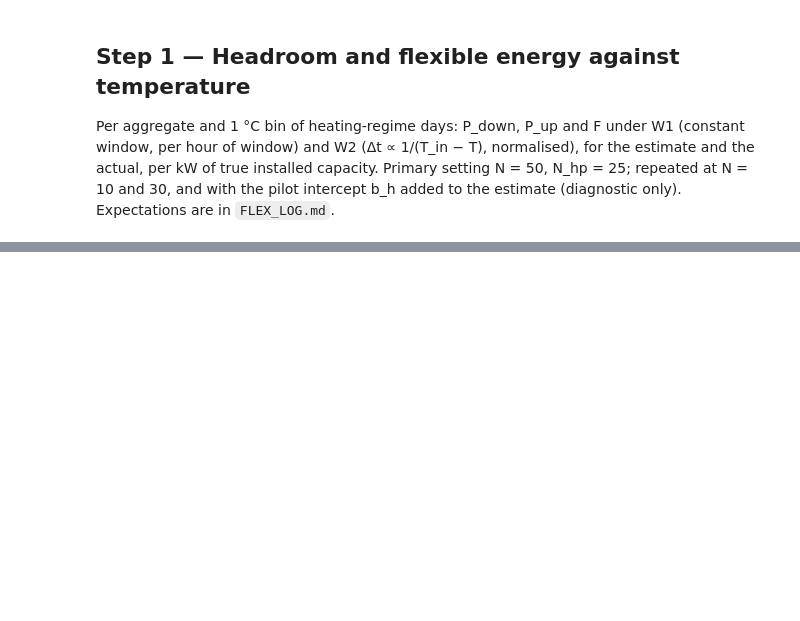
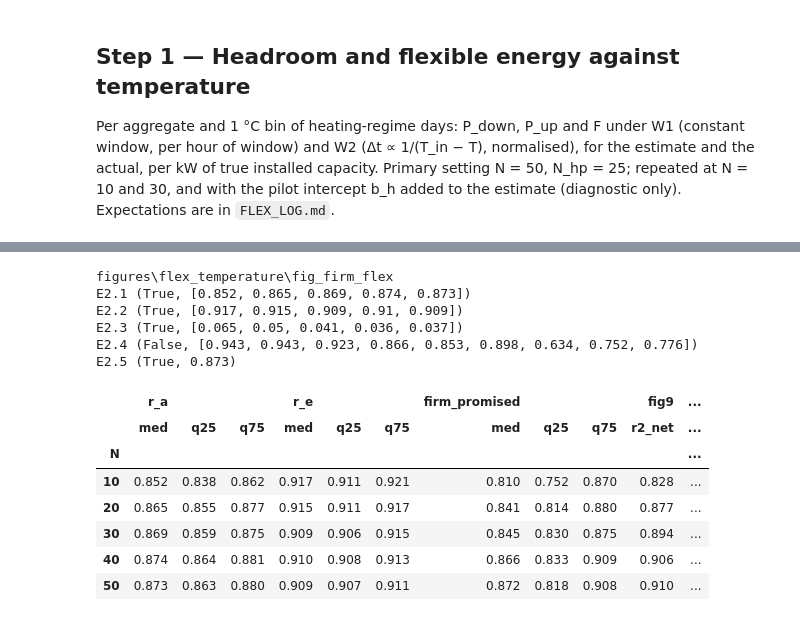
Before and after one commit to agouveia-kul/hp-sensitivity-paper, a Jupyter notebook: flex_temperature.ipynb, the cells around one changed output, grey strips where cells are left out. Drawn from its saved outputs; the diff is of its cells as text; code cells hidden in the pictures; blank space fills up the shorter version.

```diff
--- a/flex_temperature.ipynb
+++ b/flex_temperature.ipynb
@@ -212,0 +222,21 @@ for k in [(30, 15), (10, 5), 'primary_with_b']:
+# %%
+step2 = FT.step2(rebuild=REBUILD_STEP2)
+print(step2['fig'])
+for k, v in step2['checks'].items():
+    print(k, v)
+step2['summary'].round(3)
+# %% [output]
+figures\flex_temperature\fig_firm_flex
+E2.1 (True, [0.852, 0.865, 0.869, 0.874, 0.873])
+E2.2 (True, [0.917, 0.915, 0.909, 0.91, 0.909])
+E2.3 (True, [0.065, 0.05, 0.041, 0.036, 0.037])
+E2.4 (False, [0.943, 0.943, 0.923, 0.866, 0.853, 0.898, 0.634, 0.752, 0.776])
+E2.5 (True, 0.873)
+|  | r_a |  |  | r_e |  |  | firm_promised |  |  | fig9 | ... |
+|  | med | q25 | q75 | med | q25 | q75 | med | q25 | q75 | r2_net | ... |
+| N |  |  |  |  |  |  |  |  |  |  | ... |
+| 10 | 0.852 | 0.838 | 0.862 | 0.917 | 0.911 | 0.921 | 0.810 | 0.752 | 0.870 | 0.828 | ... |
+| 20 | 0.865 | 0.855 | 0.877 | 0.915 | 0.911 | 0.917 | 0.841 | 0.814 | 0.880 | 0.877 | ... |
+| 30 | 0.869 | 0.859 | 0.875 | 0.909 | 0.906 | 0.915 | 0.845 | 0.830 | 0.875 | 0.894 | ... |
+| 40 | 0.874 | 0.864 | 0.881 | 0.910 | 0.908 | 0.913 | 0.866 | 0.833 | 0.909 | 0.906 | ... |
+| 50 | 0.873 | 0.863 | 0.880 | 0.909 | 0.907 | 0.911 | 0.872 | 0.818 | 0.908 | 0.910 | ... |
```
Also changed, not shown: parts of 4 cells of this notebook, 6 other files.
